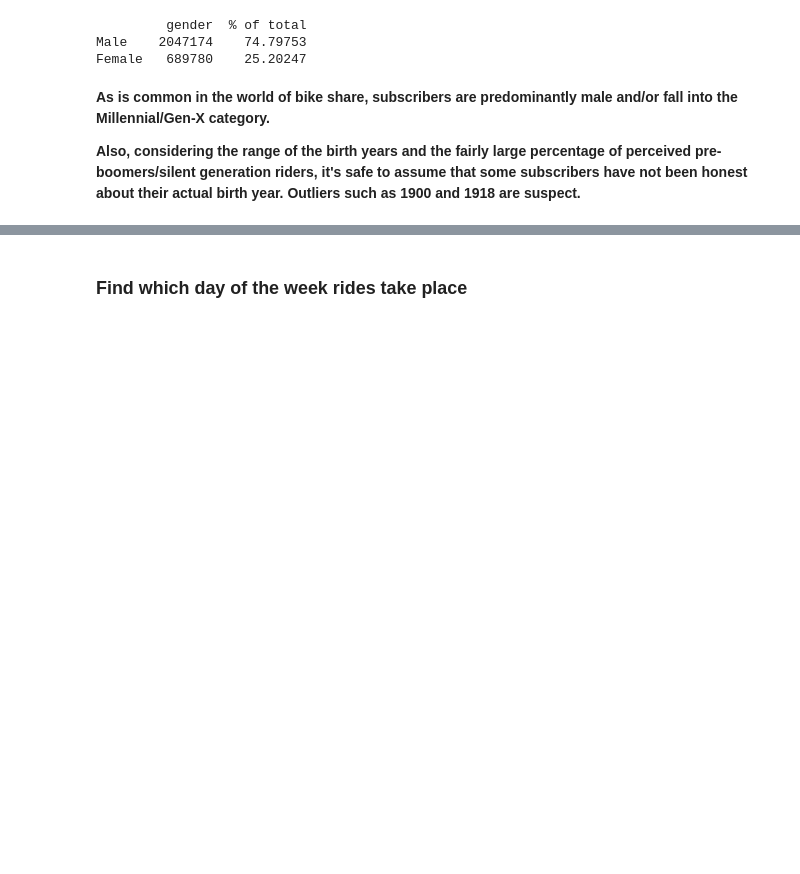
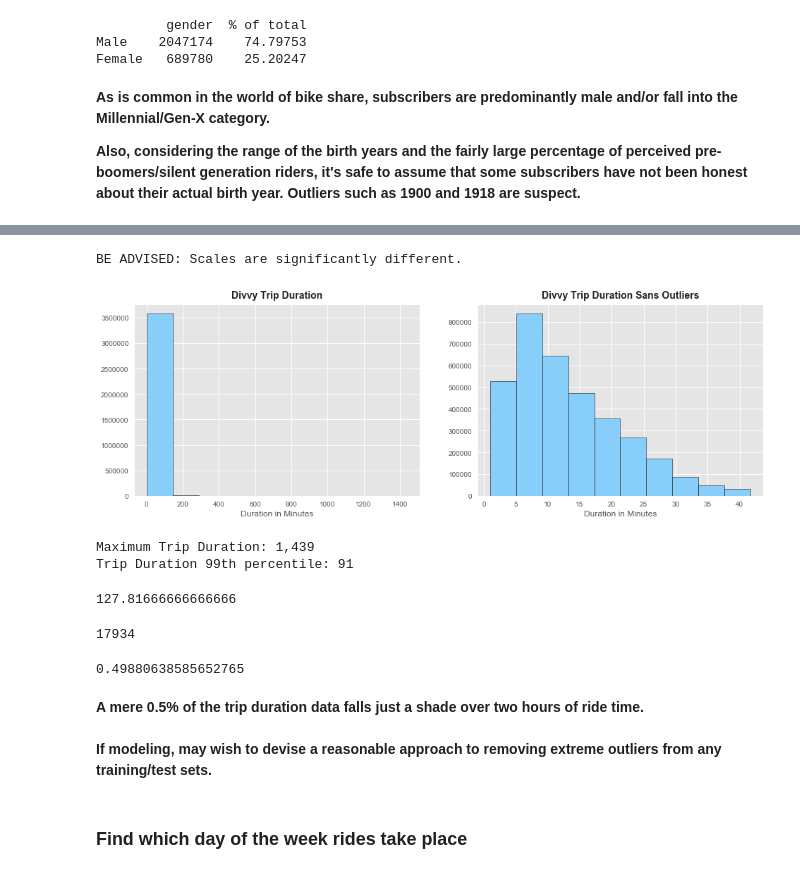
Before and after one commit to Larkin22/Divvy, a Jupyter notebook: Divvy - Ride Data 2016.ipynb, the cells around one changed output, grey strips where cells are left out. Cells and saved outputs as stored; diff of their text form; code cells hidden in the pictures; blank space fills up the shorter version.

```diff
--- a/Divvy - Ride Data 2016.ipynb
+++ b/Divvy - Ride Data 2016.ipynb
@@ -429,0 +479,3 @@ Millennial/Gen-X category.**
+# %%
+#seconds to minutes
+divvy.trip_duration /= 60
@@ -430,3 +492,45 @@ Millennial/Gen-X category.**
+# %%
+print('BE ADVISED: Scales are significantly different.')
+x = divvy.trip_duration
+filtered = x[~is_outlier(x)]
+
+fig, (ax1, ax2) = plt.subplots(1,2, figsize=(16, 5))
+ax1.hist(x, color='#87CEFA', edgecolor="#000000")
+ax1.set_title('Divvy Trip Duration', y=1.01,
+              fontsize=14, fontweight='bold')
+ax1.set_xlabel('Duration in Minutes')
+ax2.hist(filtered, color='#87CEFA', edgecolor="#000000")
+ax2.set_title('Divvy Trip Duration Sans Outliers', y=1.01,
+              fontsize=14, fontweight='bold')
+ax2.set_xlabel('Duration in Minutes')
+plt.show()
+# %% [output]
+BE ADVISED: Scales are significantly different.
+[figure, added]
+# %%
+print("Maximum Trip Duration: {0:,.0f}"
+      .format(stats.scoreatpercentile(divvy.trip_duration, 100)))
+print("Trip Duration 99th percentile: {0:,.0f}"
+      .format(stats.scoreatpercentile(divvy.trip_duration, 99)))
+# %% [output]
+Maximum Trip Duration: 1,439
+Trip Duration 99th percentile: 91
+# %%
+divvy.trip_duration.quantile(0.995)
+# %% [output]
+127.81666666666666
+# %%
+treks = divvy[divvy.trip_duration > 128]; len(treks)
+# %% [output]
+17934
+# %%
+len(treks)/len(divvy) * 100
+# %% [output]
+0.49880638585652765
+# %% [markdown]
+**A mere 0.5% of the trip duration data falls just a shade over two hours of ride time.**<br>
+<br>
+**If modeling, may wish to devise a reasonable approach to removing extreme outliers from any training/test sets.**
 # %% [markdown]
 ### Find which day of the week rides take place
 # %%
```
Also changed, not shown: parts of 11 cells of this notebook.
